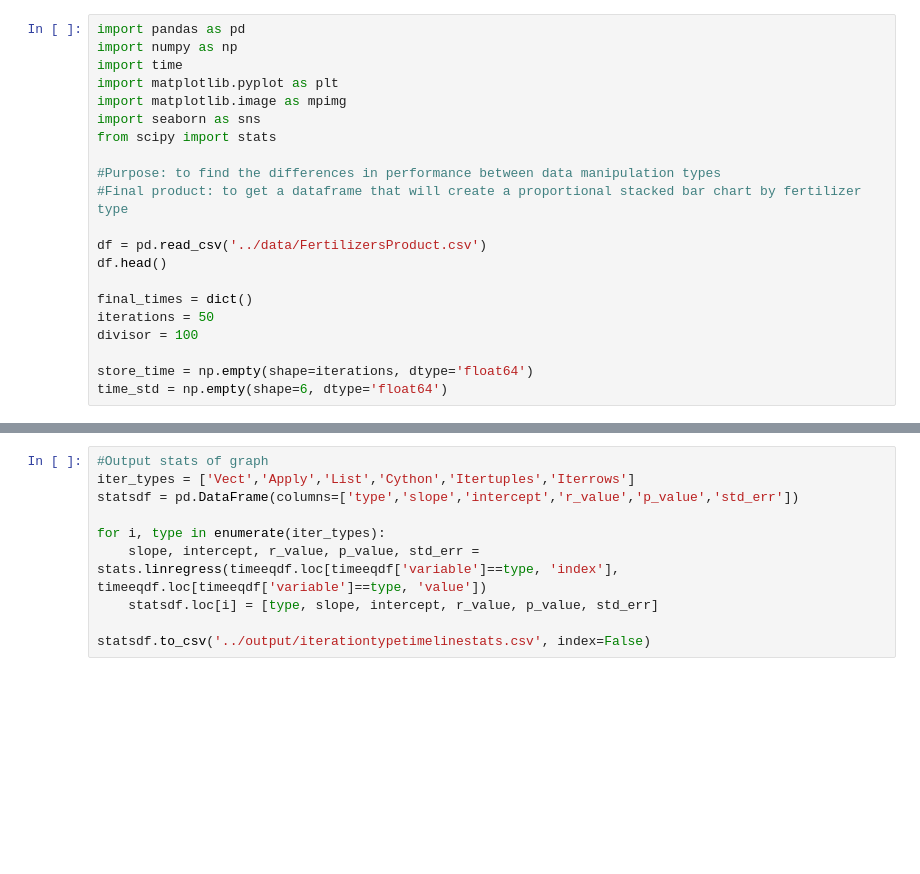
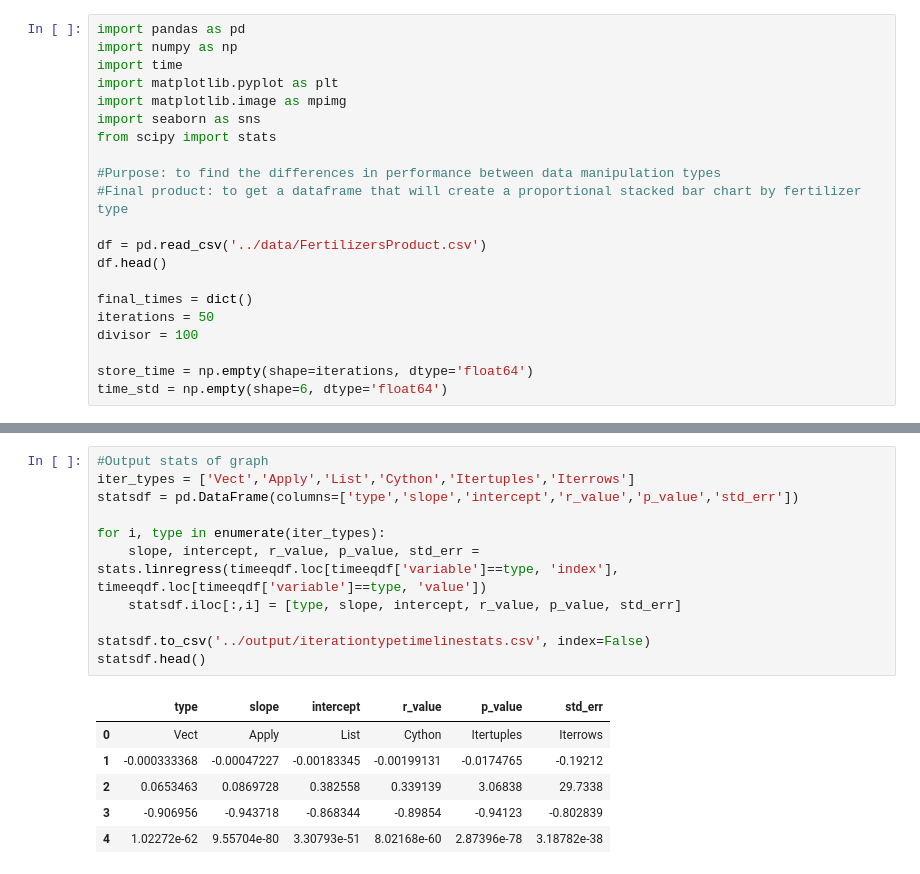
Before and after one commit to JSemelhago/DFManipulationComparison, a Jupyter notebook: src/DataframeManipulationTypes.ipynb, the cells around one changed output, grey strips where cells are left out. Drawn from its saved outputs; the diff is of its cells as text; blank space fills up the shorter version.

```diff
--- a/src/DataframeManipulationTypes.ipynb
+++ b/src/DataframeManipulationTypes.ipynb
@@ -481,13 +596,21 @@ timeeqdf = pd.melt(timeeqdf, ['index'])
 # %%
 #Output stats of graph
 iter_types = ['Vect','Apply','List','Cython','Itertuples','Iterrows']
 statsdf = pd.DataFrame(columns=['type','slope','intercept','r_value','p_value','std_err'])
 
 for i, type in enumerate(iter_types):
     slope, intercept, r_value, p_value, std_err = stats.linregress(timeeqdf.loc[timeeqdf['variable']==type, 'index'], timeeqdf.loc[timeeqdf['variable']==type, 'value'])
-    statsdf.loc[i] = [type, slope, intercept, r_value, p_value, std_err]
+    statsdf.iloc[:,i] = [type, slope, intercept, r_value, p_value, std_err]
 
 statsdf.to_csv('../output/iterationtypetimelinestats.csv', index=False)
+statsdf.head()
+# %% [output]
+|  | type | slope | intercept | r_value | p_value | std_err |
+| 0 | Vect | Apply | List | Cython | Itertuples | Iterrows |
+| 1 | -0.000333368 | -0.00047227 | -0.00183345 | -0.00199131 | -0.0174765 | -0.19212 |
+| 2 | 0.0653463 | 0.0869728 | 0.382558 | 0.339139 | 3.06838 | 29.7338 |
+| 3 | -0.906956 | -0.943718 | -0.868344 | -0.89854 | -0.94123 | -0.802839 |
+| 4 | 1.02272e-62 | 9.55704e-80 | 3.30793e-51 | 8.02168e-60 | 2.87396e-78 | 3.18782e-38 |
 # %%
 fig2 = plt.figure(figsize=(30,30))
 ax2 = fig2.add_subplot(111)
```
Also changed, not shown: parts of 24 cells of this notebook, 1 other file.
